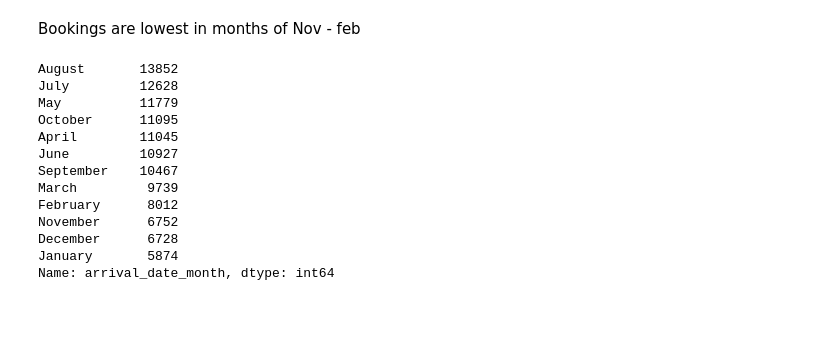
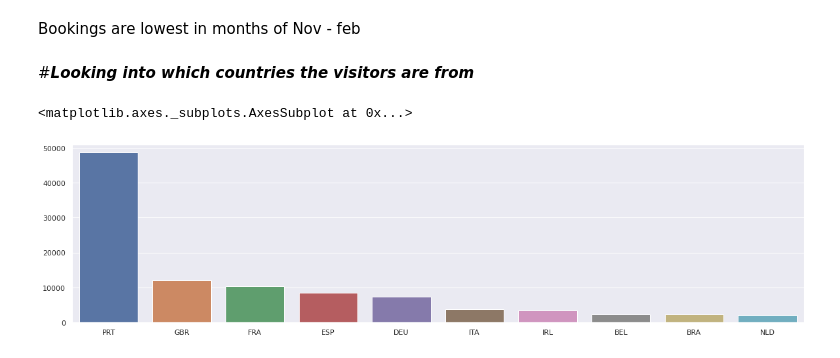
Before and after one commit to SuvirKapse/Hotel-Booking-Analysis, a Jupyter notebook: Suvir_kapse_Hotel_Booking_Analysis_Capstone_Project.ipynb, the cells around one changed output. Saved outputs shown, nothing was run; the diff lists cells and outputs as text; code cells hidden in the pictures; blank space fills up the shorter version.

```diff
--- a/Suvir_kapse_Hotel_Booking_Analysis_Capstone_Project.ipynb
+++ b/Suvir_kapse_Hotel_Booking_Analysis_Capstone_Project.ipynb
@@ -211,19 +209,10 @@ plt.show()
 [figure]
 # %% [markdown]
 Bookings are lowest in months of Nov - feb
-# %%
-hotel_df.arrival_date_month.value_counts()
-# %% [output]
-August       13852
-July         12628
-May          11779
-October      11095
-April        11045
-June         10927
-September    10467
-March         9739
-February      8012
-November      6752
-December      6728
-January       5874
-Name: arrival_date_month, dtype: int64
+# %% [markdown]
+#***Looking into which countries the visitors are from***
+# %%
+sns.barplot (y= list(hotel_df.country.value_counts().head (10)), x= list(hotel_df.country.value_counts().head(10).index))
+# %% [output]
+<matplotlib.axes._subplots.AxesSubplot at 0x...>
+[figure, added]
```
Also changed, not shown: parts of 12 cells of this notebook.
